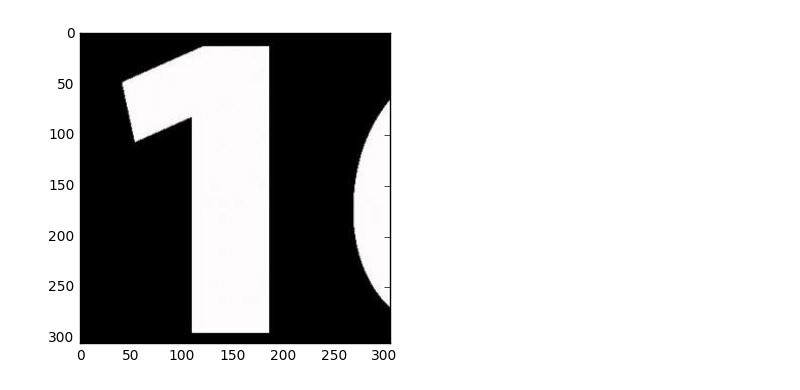
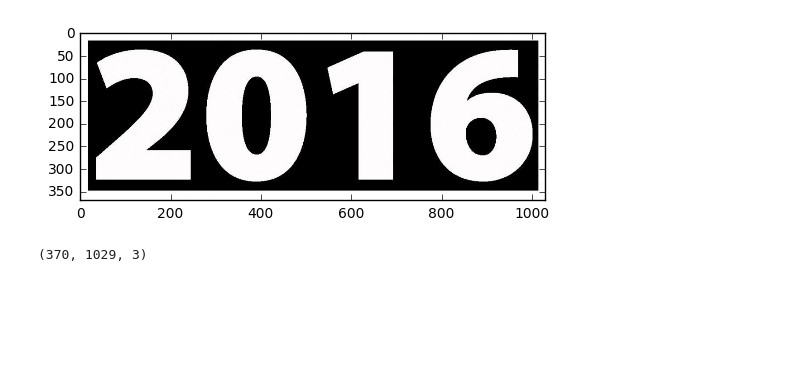
Before and after one commit to akarazeev/HeatEquation-5sem-MIPT-2016, a Jupyter notebook: tools/plots.ipynb, the cells around one changed output. Saved outputs shown, nothing was run; the diff lists cells and outputs as text; code cells hidden in the pictures; blank space fills up the shorter version.

```diff
--- a/tools/plots.ipynb
+++ b/tools/plots.ipynb
@@ -44,14 +44,18 @@ import matplotlib.pyplot as plt
 # %%
 # NEED!!
 
 import os
 import matplotlib.image as mpimg
 
-img = mpimg.imread('../res/2016.jpg')
+img = mpimg.imread('../res/2016f.jpg')
 
 imgplot = plt.imshow(img)
 # %% [output]
-[figure, old version]
+[figure, new version]
+# %%
+img.shape
+# %% [output]
+(370, 1029, 3)
 # %%
 # NEED!!
 
```
Also changed, not shown: parts of 2 cells of this notebook, 8 other files.
